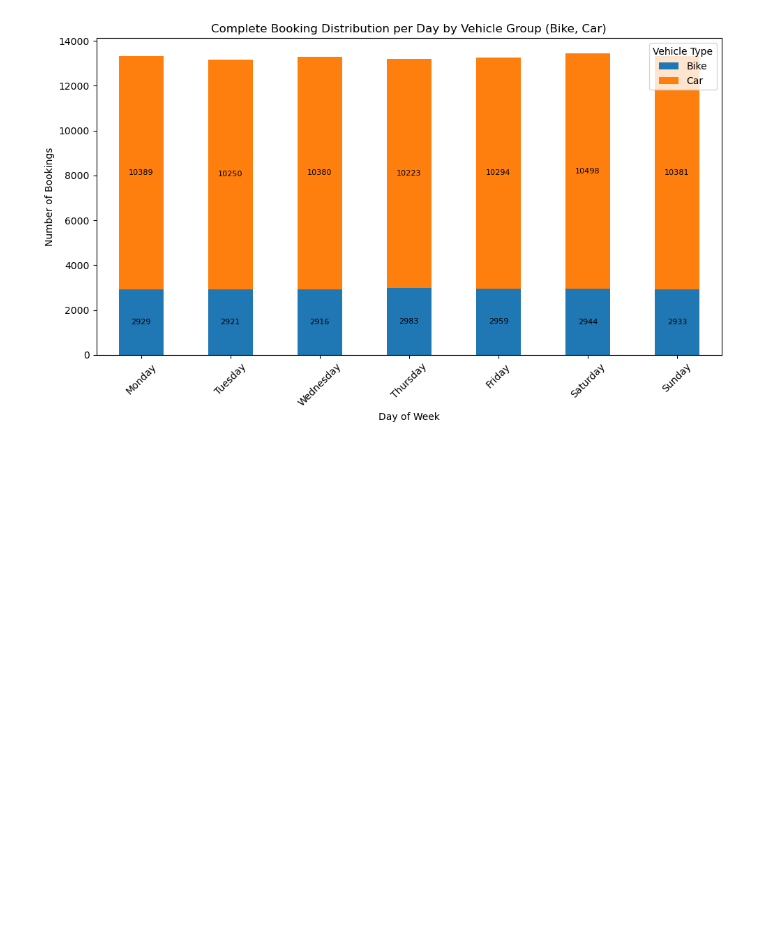
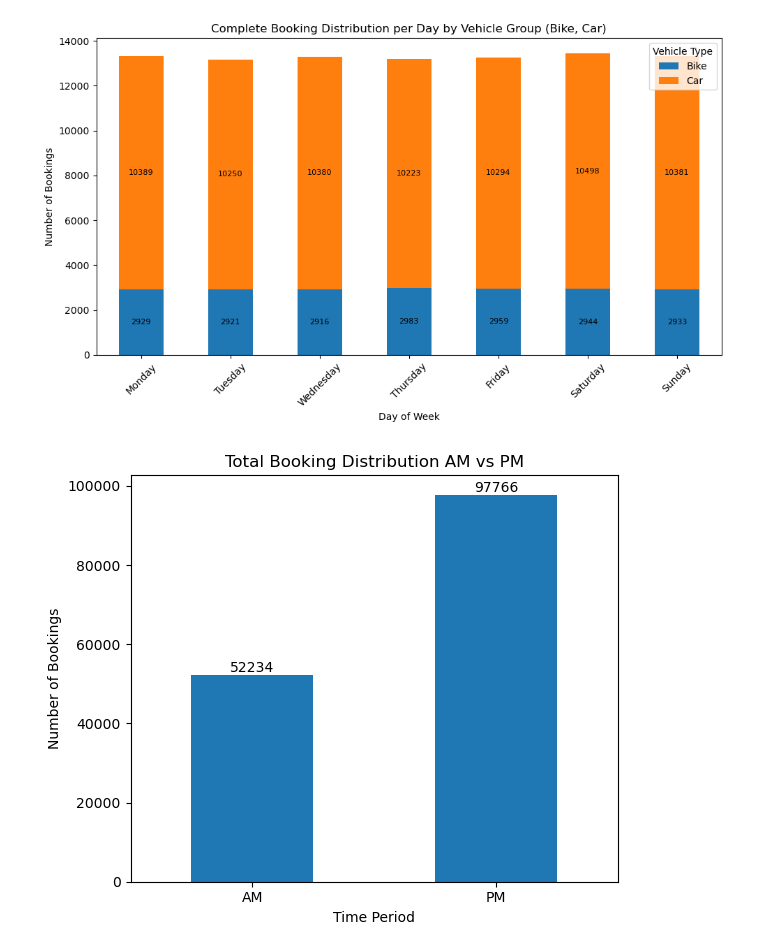
Before and after one commit to FlazeFy2/DS-Uber_Data_Analytics_Dashboard, a Jupyter notebook: exploratory data analysis-bar.ipynb, the cells around one changed output. Cells and saved outputs as stored; diff of their text form; code cells hidden in the pictures; blank space fills up the shorter version.

Commit message:
[DS] Exploratory Data Analysis (EDA) - Bar Chart Total Booking AM vs PM

```diff
--- a/exploratory data analysis-bar.ipynb
+++ b/exploratory data analysis-bar.ipynb
@@ -737,3 +737,37 @@ plt.tight_layout()
 plt.show()
 # %% [output]
 [figure]
+# %%
+import pandas as pd
+import matplotlib.pyplot as plt
+
+# Dataset
+# Exploratory Data Analysis (EDA) - Bar Chart Total Booking AM vs PM
+df = pd.read_csv("ncr_ride_bookings.csv")
+
+# Convert Time column to datetime
+df["Time"] = pd.to_datetime(df["Time"], format="%H:%M:%S")
+
+# Extract hour
+df["Hour"] = df["Time"].dt.hour
+
+# Define AM vs PM
+df["Time Group"] = df["Hour"].apply(lambda x: "AM" if x < 12 else "PM")
+
+# Count bookings per group
+time_counts = df["Time Group"].value_counts().reindex(["AM", "PM"])
+
+# Bar Chart
+plt.figure(figsize=(6, 5))
+time_counts.plot.bar()
+# Add label
+for i, value in enumerate(time_counts):
+    plt.text(i, value + 1, str(value), ha='center', va='bottom')
+plt.title("Total Booking Distribution AM vs PM")
+plt.xlabel("Time Period")
+plt.ylabel("Number of Bookings")
+plt.xticks(rotation=0)
+plt.tight_layout()
+plt.show()
+# %% [output]
+[figure, added]
```
Also changed, not shown: 1 other file.
